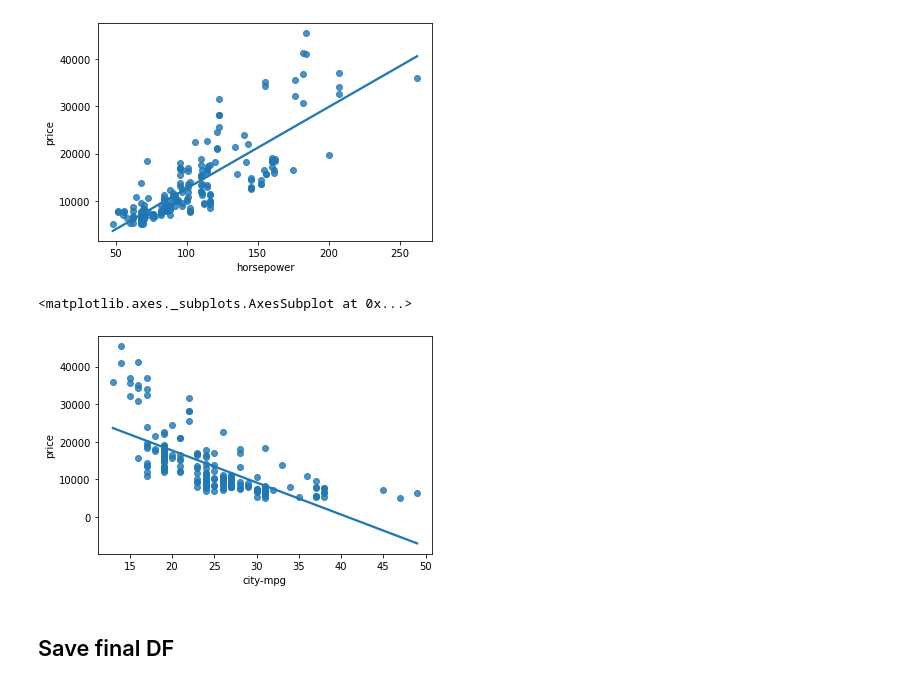
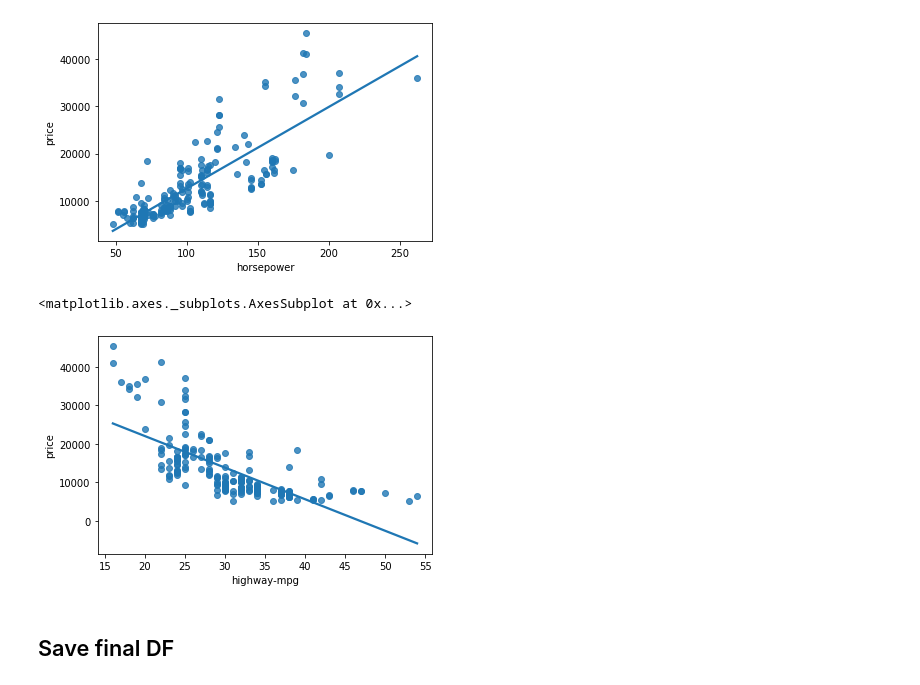
Before and after one commit to srikanthpragada/DS_18_MAY_2020, a Jupyter notebook: car/price_finder.ipynb, the cells around one changed output. Saved outputs shown, nothing was run; the diff lists cells and outputs as text; code cells hidden in the pictures.

```diff
--- a/car/price_finder.ipynb
+++ b/car/price_finder.ipynb
@@ -151,7 +151,7 @@ Name: price, dtype: float64
 # %%
 # pick up only required fields
 features = ['make','fuel-type','num-of-doors','body-style','drive-wheels','length','width','curb-weight',
-            'engine-size','horsepower','city-mpg','highway-mpg','price']
+            'engine-size','horsepower','highway-mpg','price']
 cars = df.loc[: , features]
 # %%
 cars.info()
@@ -494,9 +476,9 @@ sns.regplot(x ="horsepower", y = 'price', data = cars,ci=False)
 [figure]
 # %%
 # Compare city-mpg with price
-sns.regplot(x ="city-mpg", y = 'price', data = cars, ci = False)
+sns.regplot(x ="highway-mpg", y = 'price', data = cars, ci = False)
 # %% [output]
 <matplotlib.axes._subplots.AxesSubplot at 0x...>
-[figure, old version]
+[figure, new version]
 # %% [markdown]
 ## Save final DF
```
Also changed, not shown: parts of 20 cells of this notebook, 3 other files.
